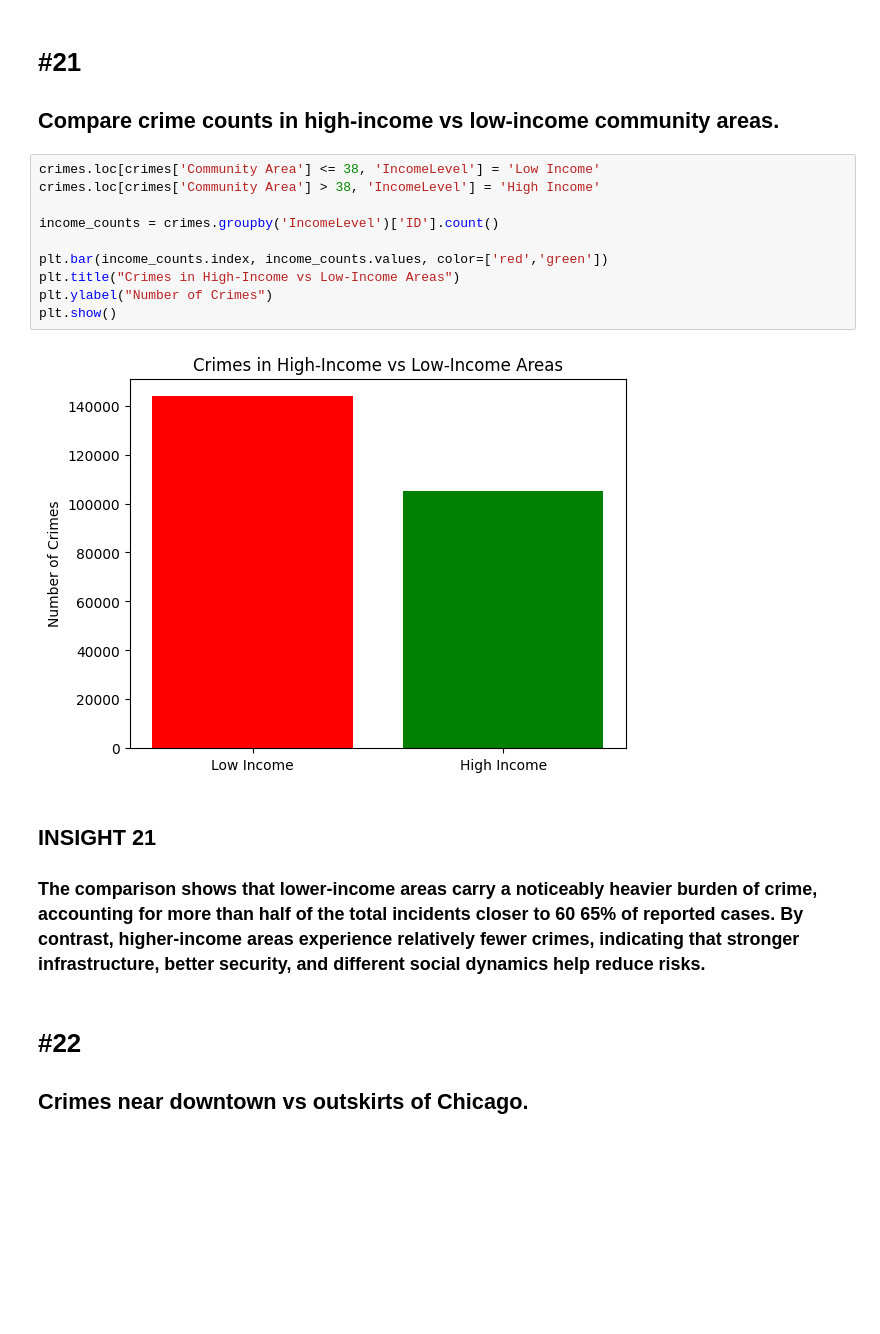
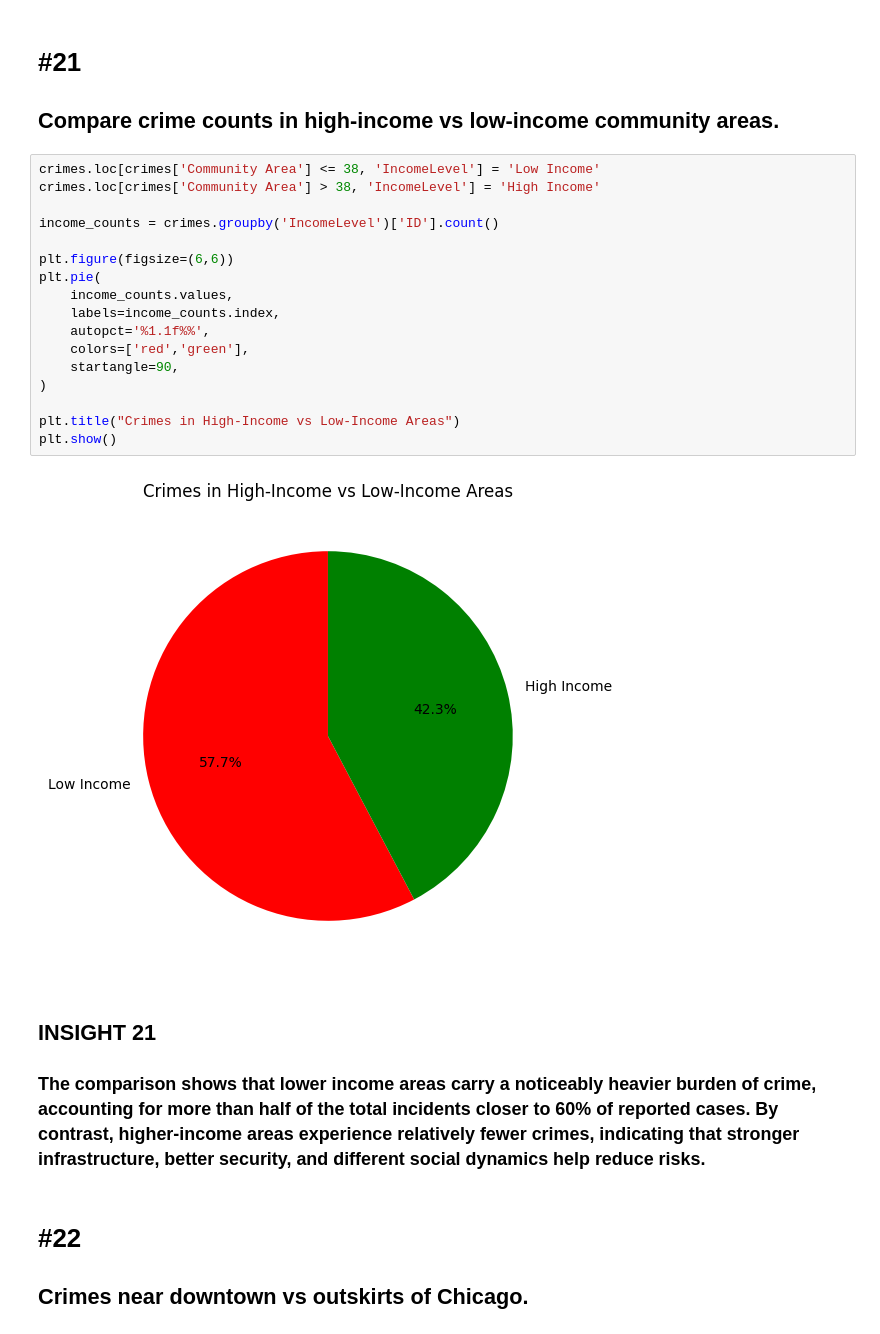
Before and after one commit to leen-ai/data_analytics_activity, a Jupyter notebook: Exam(MIDTERM).ipynb, the cells around one changed output. Drawn from its saved outputs; the diff is of its cells as text; blank space fills up the shorter version.

```diff
--- a/Exam(MIDTERM).ipynb
+++ b/Exam(MIDTERM).ipynb
@@ -677,18 +677,25 @@ plt.show()
 # %%
 crimes.loc[crimes['Community Area'] <= 38, 'IncomeLevel'] = 'Low Income'
 crimes.loc[crimes['Community Area'] > 38, 'IncomeLevel'] = 'High Income'
 
 income_counts = crimes.groupby('IncomeLevel')['ID'].count()
 
-plt.bar(income_counts.index, income_counts.values, color=['red','green'])
+plt.figure(figsize=(6,6))
+plt.pie(
+    income_counts.values,
+    labels=income_counts.index,
+    autopct='%1.1f%%',
+    colors=['red','green'],
+    startangle=90,
+)
+
 plt.title("Crimes in High-Income vs Low-Income Areas")
-plt.ylabel("Number of Crimes")
 plt.show()
 # %% [output]
-[figure, old version]
+[figure, new version]
 # %% [markdown]
 <h2>INSIGHT 21</h2>
-<h3>The comparison shows that lower-income areas carry a noticeably heavier burden of crime, accounting for more than half of the total incidents closer to 60 65% of reported cases. By contrast, higher-income areas experience relatively fewer crimes, indicating that stronger infrastructure, better security, and different social dynamics help reduce risks.</h3>
+<h3>The comparison shows that lower income areas carry a noticeably heavier burden of crime, accounting for more than half of the total incidents closer to 60% of reported cases. By contrast, higher-income areas experience relatively fewer crimes, indicating that stronger infrastructure, better security, and different social dynamics help reduce risks.</h3>
 # %% [markdown]
 <h1>#22</h1>
 <h2>Crimes near downtown vs outskirts of Chicago.</h2>
```
Also changed, not shown: parts of 3 cells of this notebook.
